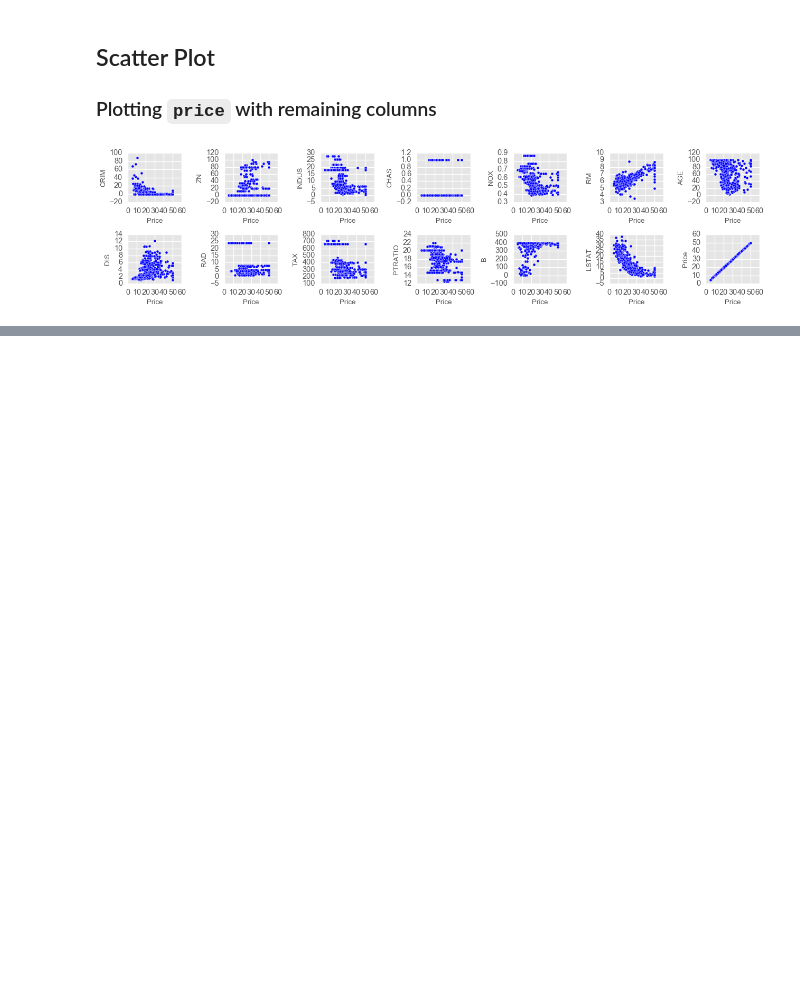
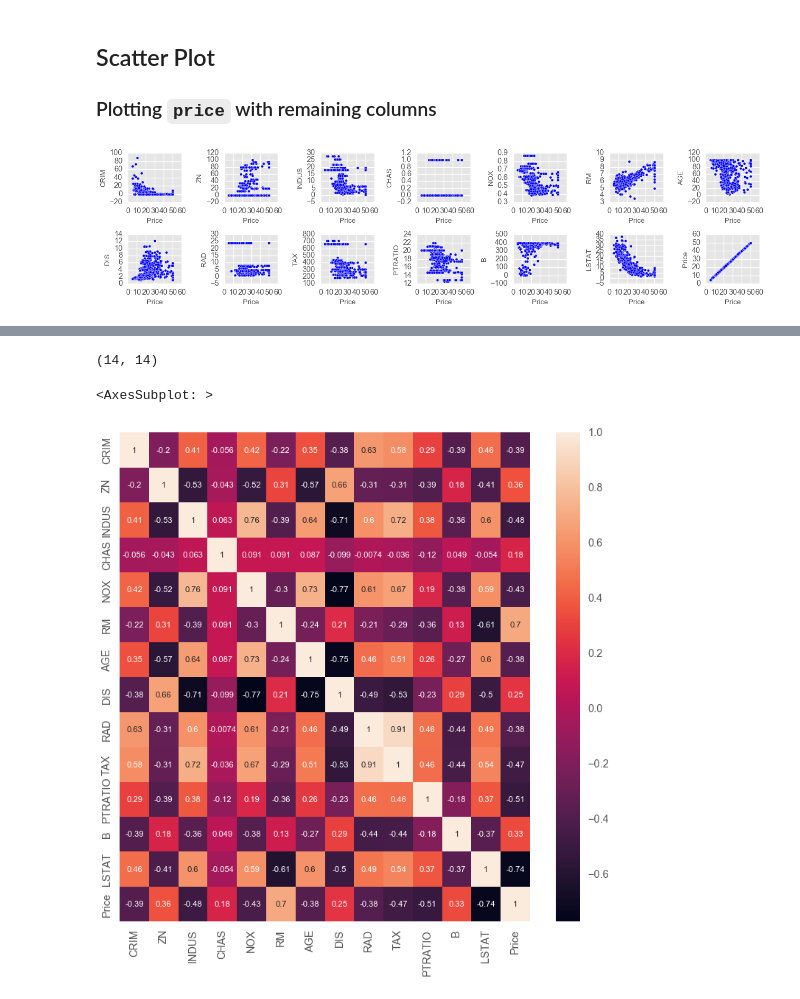
Before and after one commit to aymanmomin/python-boston-housing-eda-and-linear-regression, a Jupyter notebook: my work/boston-housing-data-eda-and-linear-regression.ipynb, the cells around one changed output, grey strips where cells are left out. Drawn from its saved outputs; the diff is of its cells as text; code cells hidden in the pictures; blank space fills up the shorter version.

Commit message:
Creating heatmap and plotting the corelation matrix using corr() of pandas

```diff
--- a/my work/boston-housing-data-eda-and-linear-regression.ipynb
+++ b/my work/boston-housing-data-eda-and-linear-regression.ipynb
@@ -360,0 +363,3 @@ plt.show()
+# %%
+corrmat = data.corr()
+corrmat
@@ -360,0 +382,10 @@ plt.show()
+# %%
+corrmat.shape
+# %% [output]
+(14, 14)
+# %%
+fig, ax = plt.subplots(figsize = (10,10))
+sns.heatmap(corrmat, annot=True, annot_kws = {'size': 10})
+# %% [output]
+<AxesSubplot: >
+[figure, added]
```
Also changed, not shown: parts of 2 cells of this notebook.
